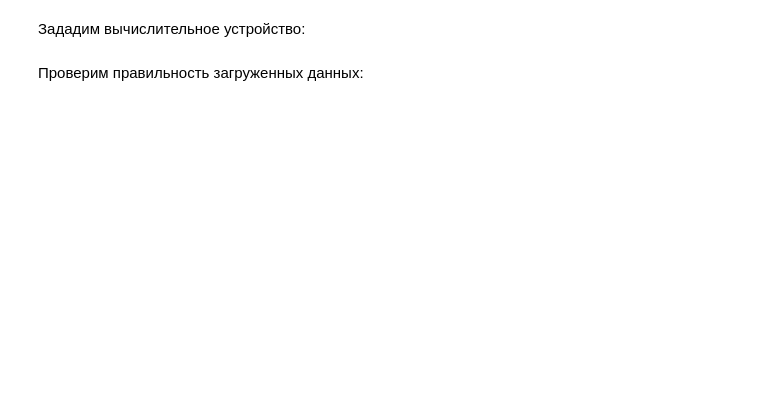
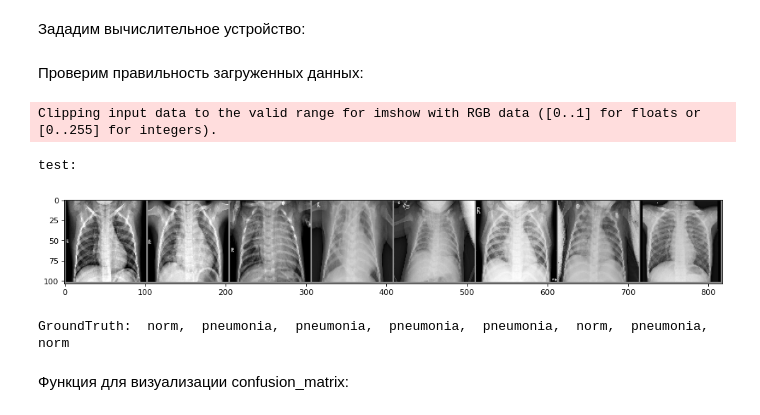
Before and after one commit to Koldim2001/transfer_learning_CNN, a Jupyter notebook: Transfer_learning_ResNet_training.ipynb, the cells around one changed output. Cells and saved outputs as stored; diff of their text form; code cells hidden in the pictures; blank space fills up the shorter version.

Commit message:
data preprocessing 2.0

```diff
--- a/Transfer_learning_ResNet_training.ipynb
+++ b/Transfer_learning_ResNet_training.ipynb
@@ -35,11 +44,11 @@ print('В репозитории находятся следующие файл
 # %% [markdown]
 __Пример работы с preprocessing_func:__
 # %%
-data = datasets_bilder.preprocessing_func(size = 200, RGB_presentation = True)
+data = datasets_bilder.preprocessing_func(size = 100, RGB_presentation = True)
 # %%
 dataset_test = data.test
 dataset_train = data.train
-dataset_test = data.val
+dataset_val = data.val
 mean_nums = data.mean_nums
 std_nums = data.std_nums
 # %%
@@ -61,7 +70,7 @@ batch_size = 8 # зададим размер батча
 Проверим правильность загруженных данных:
 # %%
 def imshow(img):
-    img = img *std_nums + mean_nums
+    img = img *std_nums[0] + mean_nums[0]
     img = img.cpu().numpy()
     plt.imshow(np.transpose(img, (1, 2, 0)))
     plt.show()
@@ -70,9 +79,14 @@ dataloader_test = DataLoader(dataset=dataset_test, batch_size=batch_size, shuffl
 # %%
 classes = ['norm','pneumonia']
 image_batch, label_batch = next(iter(dataloader_test))
 image_batch, label_batch = image_batch.to(device), label_batch.to(device)
 print('test:')
 plt.figure(figsize=(15, 9), dpi=80)
 # выводим изображения в батче
-imshow(torchvision.utils.make_grid(image_batch))
+imshow(torchvision.utils.make_grid(image_batch, nrow=8))
 print('GroundTruth: ', ',  '.join( classes[int(label_batch[j])] for j in range(batch_size)))
+# %% [output]
+Clipping input data to the valid range for imshow with RGB data ([0..1] for floats or [0..255] for integers).
+test:
+[figure, added]
+GroundTruth:  norm,  pneumonia,  pneumonia,  pneumonia,  pneumonia,  norm,  pneumonia,  norm
@@ -92,0 +93,2 @@ dataloader_val = DataLoader(dataset=dataset_val, batch_size=batch_size, shuffle=
+# %% [markdown]
+Функция для визуализации confusion_matrix:
```
Also changed, not shown: parts of 72 cells of this notebook, 11 other files.
